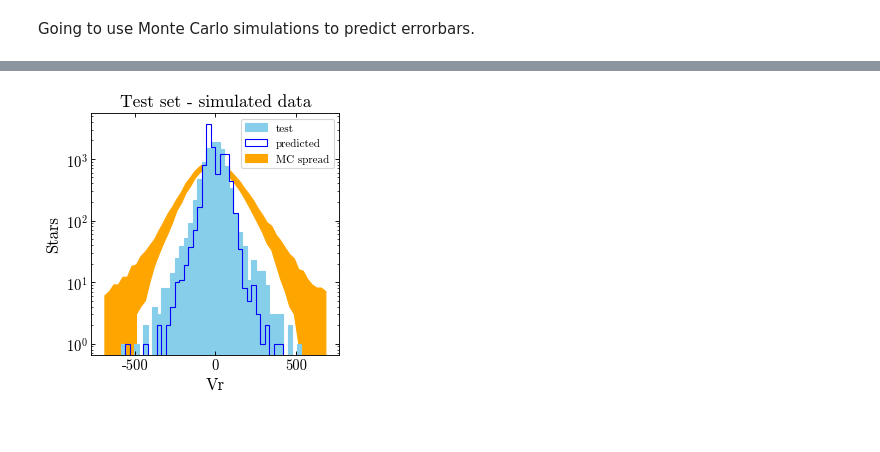
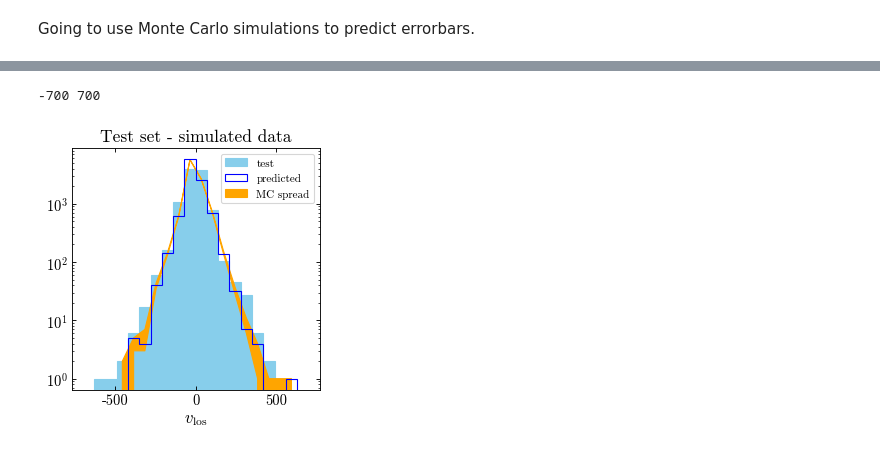
Before and after one commit to adropulic/datax_gaia, a Jupyter notebook: RVTrial3_nonrescaledvel.ipynb, the cells around one changed output, grey strips where cells are left out. Cells and saved outputs as stored; diff of their text form; code cells hidden in the pictures.

Commit message:
updating plotting code, including more ways to visualize sigma

```diff
--- a/RVTrial3_nonrescaledvel.ipynb
+++ b/RVTrial3_nonrescaledvel.ipynb
@@ -619,7 +701,7 @@ def make_plots_trainboth(i):
 # %%
 traininboth = [file for file in os.listdir('models/')
                if file.startswith('TrainingBoth')]
-traininboth = sorted(traininboth)[1:380]
+traininboth = sorted(traininboth)
 # %%
 %%capture
 for i_both, mfile_both in enumerate(traininboth):
@@ -628,17 +710,18 @@ for i_both, mfile_both in enumerate(traininboth):
     test_preds = CombinedModel.predict(X_val)
 
 
-    make_plots_trainboth(i_both);
+    plot_validation(i_both,'Both');
 # %%
 print(np.size(y_test))
 # %% [output]
 10000
 # %%
+CombinedModel.load_weights('models/' + 'TrainingBoth_1000.hdf5')
 test_preds_2 = CombinedModel.predict(X_test)
 
 plt.figure()
-plt.hist(y_test, bins=50, range=(y_low,y_high), histtype='step', edgecolor = 'skyblue', color= 'skyblue', fill = True, label = 'test' )
-plt.hist(test_preds_2[:,0], bins=50, range=(y_low,y_high), histtype='step',color = 'blue', label = 'predicted')
+plt.hist(y_test, bins=25, range=(y_low,y_high), histtype='step', edgecolor = 'skyblue', color= 'skyblue', fill = True, label = 'test' )
+plt.hist(test_preds_2[:,0], bins=25, range=(y_low,y_high), histtype='step',color = 'blue', label = 'predicted')
 plt.xlabel('Vr')
 plt.ylabel('Stars')
 plt.title('Test set - simulated data')
@@ -652,12 +735,16 @@ Going to use Monte Carlo simulations to predict errorbars.
 # %%
 mc_vr_pred_list = []
 bin_values_list = []
-for mc_i in range(0,1000):
+min_array = []
+max_array = []
+mean_array = []
+for mc_i in range(0,100):
+    print(mc_i)
     mc_vr_pred = []
     for star_i in range(0,np.size(y_test)):
-        mc_vr_pred.append(np.random.normal(test_preds_2[star_i,0],test_preds_2[star_i,1]))
+        mc_vr_pred.append(np.mean([np.random.normal(test_preds_2[star_i,0],test_preds_2[star_i,1]) for _ in range(1000)]))
     mc_vr_pred_list.append(mc_vr_pred)
-    n, bins, patches = plt.hist(mc_vr_pred, bins=50, range=(y_low,y_high), histtype='step')
+    n, bins, patches = plt.hist(mc_vr_pred, bins=20, range=(y_low,y_high), histtype='step')
     plt.xlabel('Vr Monte Carlo')
     plt.yscale('log')
     bin_values_list.append(n)
@@ -673,17 +776,19 @@ print(np.shape(y_error))
 # %%
 plt.figure()
-hist_test, bins_test, patches_test = plt.hist(y_test, bins=50, range=(y_low,y_high), histtype='step', edgecolor = 'skyblue', color= 'skyblue', fill = True, label = 'test' )
+hist_test, bins_test, patches_test = plt.hist(y_test, bins=20, range=(y_low,y_high), histtype='step', edgecolor = 'skyblue', color= 'skyblue', fill = True, label = 'test' , zorder = 0)
 #plt.hist(bins_test[:-1], bins_test, weights=max_array,color = 'green')
 #plt.hist(bins_test[:-1], bins_test, weights=min_array,color = 'yellow')
 bin_centers_test = (bins_test[1:]+bins_test[:-1])/2
+plt.fill_between(bin_centers_test,min_array, max_array,label = 'MC spread',color = 'orange', zorder = 10)
 
-plt.hist(test_preds_2[:,0], bins=50, range=(y_low,y_high), histtype='step',color = 'blue', label = 'predicted')
-plt.fill_between(bin_centers_test,min_array, max_array,label = 'MC spread',color = 'orange')
-plt.xlabel('Vr')
-plt.ylabel('Stars')
+plt.hist(test_preds_2[:,0], bins=20, range=(y_low,y_high), histtype='step',color = 'blue', label = 'predicted', zorder = 20)
+print(y_low,y_high)
+plt.xlabel(r'$v_{\rm{los}}$')
 plt.title('Test set - simulated data')
 plt.yscale('log')
 plt.legend(loc = "upper right",prop={'size': 10})
+plt.savefig('MC_100trials_8000stars_avg1000draws.png')
 plt.show()
 # %% [output]
+-700 700
-[figure, old version]
+[figure, new version]
```
Also changed, not shown: parts of 27 cells of this notebook.
